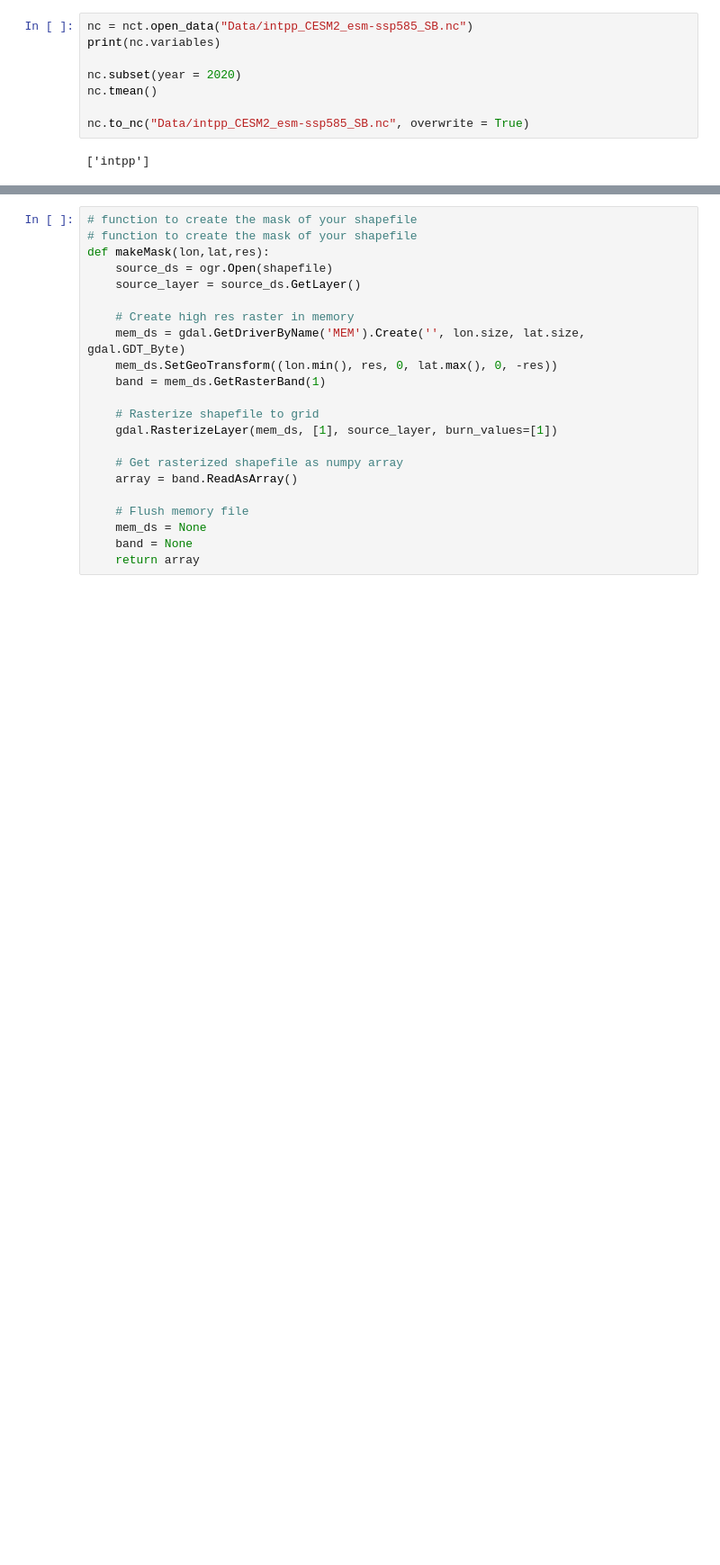
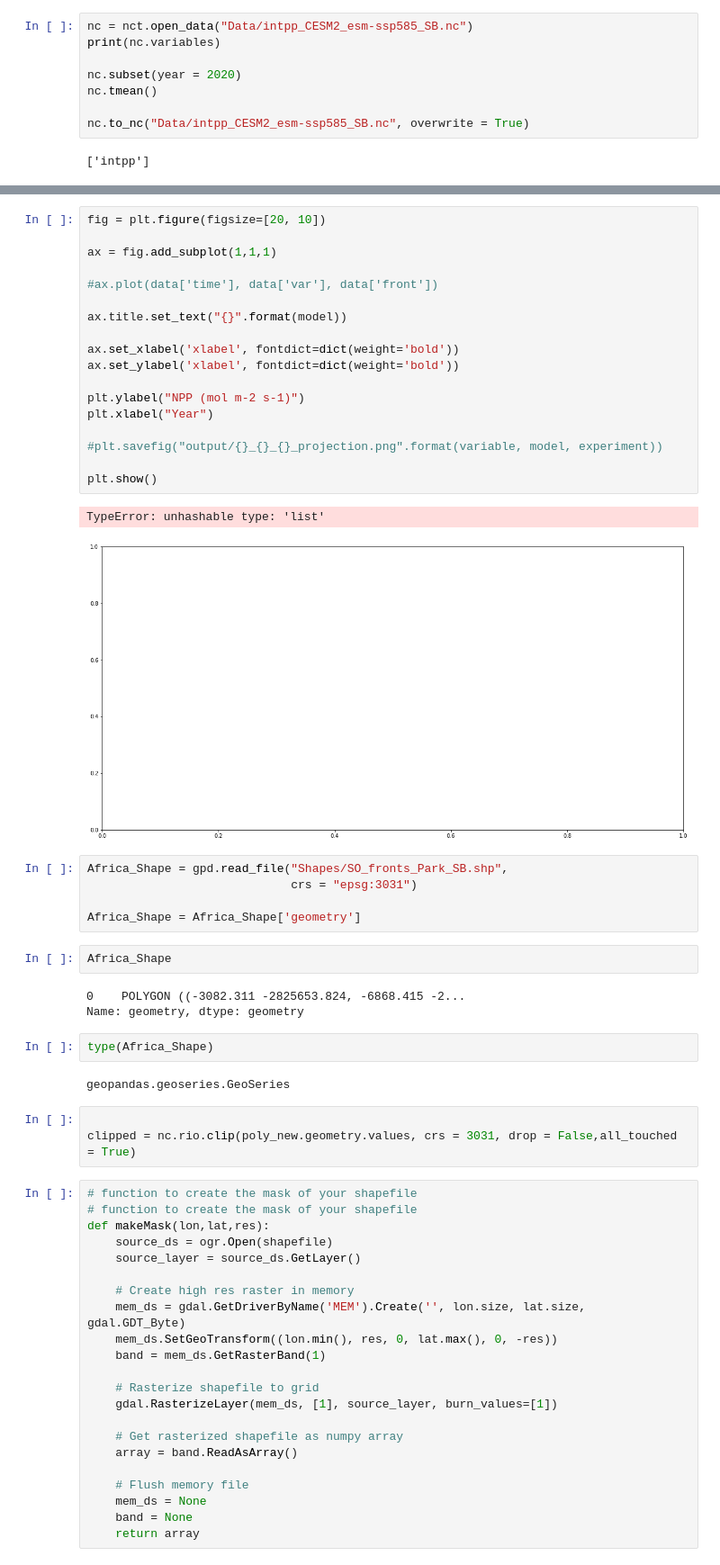
Before and after one commit to jasmineby65/CMEE-Coursework, a Jupyter notebook: Project/Intpp_CESM2-Copy1.ipynb, the cells around one changed output, grey strips where cells are left out. Shown at 90% size. Saved outputs shown, nothing was run; the diff lists cells and outputs as text; blank space fills up the shorter version.

```diff
--- a/Project/Intpp_CESM2-Copy1.ipynb
+++ b/Project/Intpp_CESM2-Copy1.ipynb
@@ -206,3 +412,41 @@ AttributeError: NetCDF: Attribute not found
+# %%
+fig = plt.figure(figsize=[20, 10])
+
+ax = fig.add_subplot(1,1,1)
+
+#ax.plot(data['time'], data['var'], data['front'])
+
+ax.title.set_text("{}".format(model))
+
+ax.set_xlabel('xlabel', fontdict=dict(weight='bold'))
+ax.set_ylabel('xlabel', fontdict=dict(weight='bold'))
+
+plt.ylabel("NPP (mol m-2 s-1)")
+plt.xlabel("Year")
+
+#plt.savefig("output/{}_{}_{}_projection.png".format(variable, model, experiment))
+
+plt.show()
+# %% [output]
+TypeError: unhashable type: 'list'
+[figure, added]
+# %%
+Africa_Shape = gpd.read_file("Shapes/SO_fronts_Park_SB.shp",
+                             crs = "epsg:3031")
+
+Africa_Shape = Africa_Shape['geometry']
+# %%
+Africa_Shape
+# %% [output]
+0    POLYGON ((-3082.311 -2825653.824, -6868.415 -2...
+Name: geometry, dtype: geometry
+# %%
+type(Africa_Shape)
+# %% [output]
+geopandas.geoseries.GeoSeries
+# %%
+
+clipped = nc.rio.clip(poly_new.geometry.values, crs = 3031, drop = False,all_touched = True)
 # %%
 # function to create the mask of your shapefile
 # function to create the mask of your shapefile
```
Also changed, not shown: parts of 32 cells of this notebook, 2 other files.
